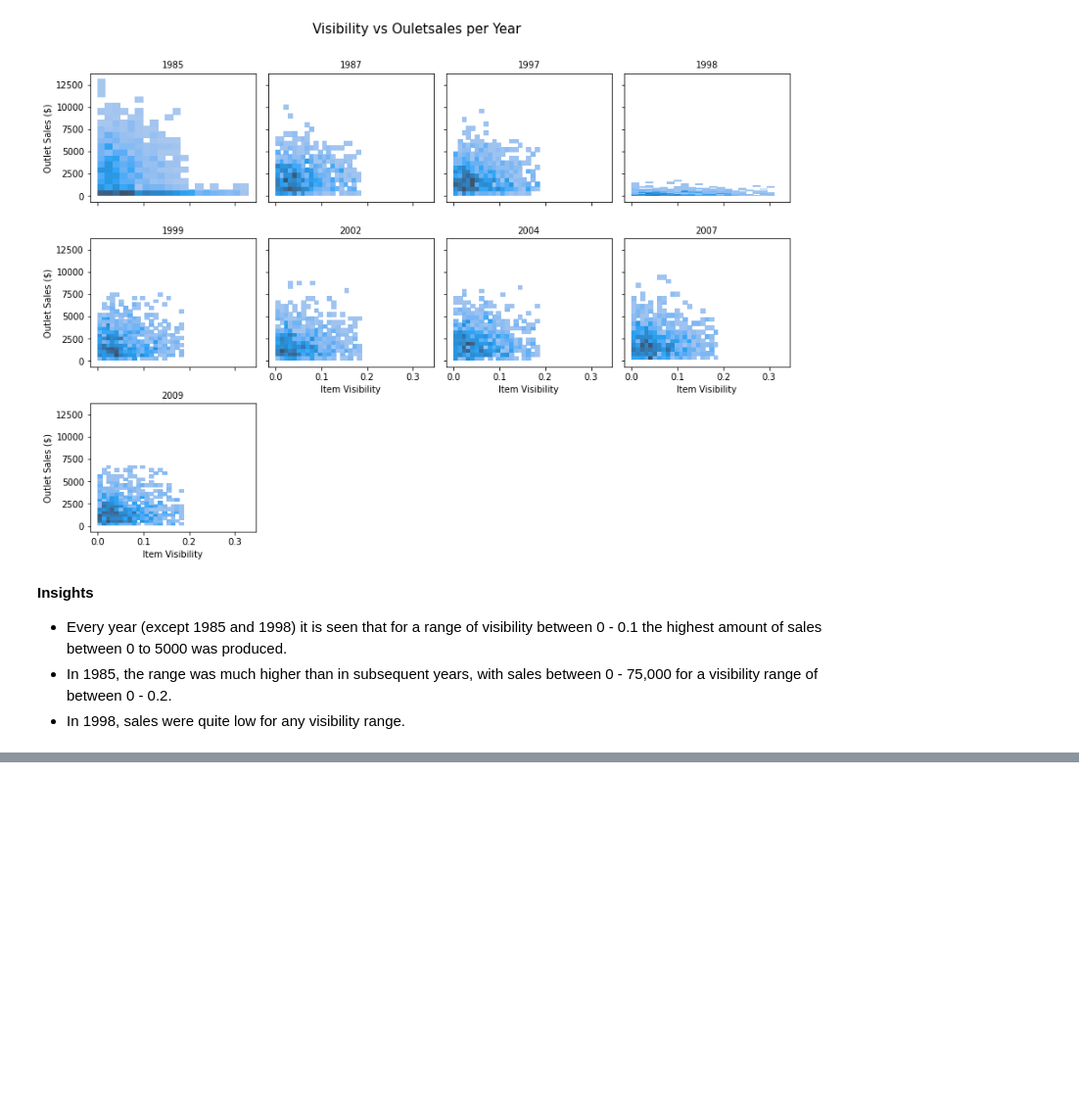
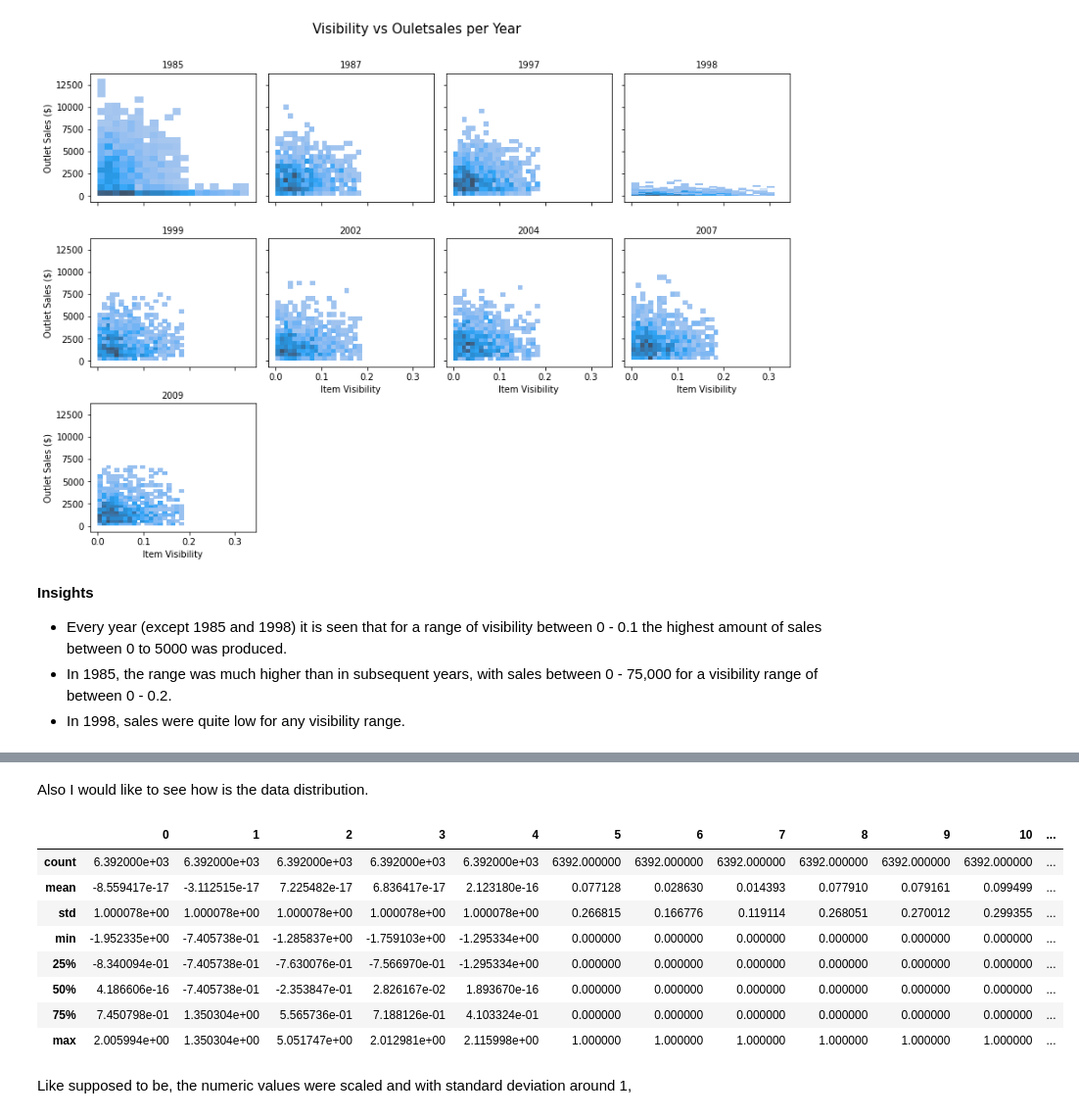
Before and after one commit to diazid/sales-predictions, a Jupyter notebook: sales_prediction.ipynb, the cells around one changed output, grey strips where cells are left out. Shown at 98% size. Drawn from its saved outputs; the diff is of its cells as text; code cells hidden in the pictures; blank space fills up the shorter version.

```diff
--- a/sales_prediction.ipynb
+++ b/sales_prediction.ipynb
@@ -691,0 +797,9 @@ plt.show()
+# %%
+## INSTANTIATE COLUMNTRANSFORMER
+### Tuples for Column Transformer
+number_tuple = (numeric_pipe, num_selector)
+category_tuple = (categorical_pipe, cat_selector)
+
+# ColumnTransformer
+preprocessor = make_column_transformer(number_tuple, category_tuple, remainder = 'passthrough')
+preprocessor
@@ -691,0 +823,3 @@ plt.show()
+# %%
+## FIT ON TRAIN DATA
+preprocessor.fit(X_train)
@@ -691,0 +841,4 @@ plt.show()
+# %%
+## TRANSFORM TRAIN AND TEST DATA
+X_train_processed = preprocessor.transform(X_train)
+X_test_processed = preprocessor.transform(X_test)
@@ -691,0 +885,3 @@ plt.show()
+# %%
+result_df = pd.DataFrame(X_train_processed)
+result_df.head()
@@ -691,0 +895,16 @@ plt.show()
+# %% [markdown]
+Also I would like to see how is the data distribution.
+# %%
+result_df.describe()
+# %% [output]
+|  | 0 | 1 | 2 | 3 | 4 | 5 | 6 | 7 | 8 | 9 | 10 | ... |
+| count | 6.392000e+03 | 6.392000e+03 | 6.392000e+03 | 6.392000e+03 | 6.392000e+03 | 6392.000000 | 6392.000000 | 6392.000000 | 6392.000000 | 6392.000000 | 6392.000000 | ... |
+| mean | -8.559417e-17 | -3.112515e-17 | 7.225482e-17 | 6.836417e-17 | 2.123180e-16 | 0.077128 | 0.028630 | 0.014393 | 0.077910 | 0.079161 | 0.099499 | ... |
+| std | 1.000078e+00 | 1.000078e+00 | 1.000078e+00 | 1.000078e+00 | 1.000078e+00 | 0.266815 | 0.166776 | 0.119114 | 0.268051 | 0.270012 | 0.299355 | ... |
+| min | -1.952335e+00 | -7.405738e-01 | -1.285837e+00 | -1.759103e+00 | -1.295334e+00 | 0.000000 | 0.000000 | 0.000000 | 0.000000 | 0.000000 | 0.000000 | ... |
+| 25% | -8.340094e-01 | -7.405738e-01 | -7.630076e-01 | -7.566970e-01 | -1.295334e+00 | 0.000000 | 0.000000 | 0.000000 | 0.000000 | 0.000000 | 0.000000 | ... |
+| 50% | 4.186606e-16 | -7.405738e-01 | -2.353847e-01 | 2.826167e-02 | 1.893670e-16 | 0.000000 | 0.000000 | 0.000000 | 0.000000 | 0.000000 | 0.000000 | ... |
+| 75% | 7.450798e-01 | 1.350304e+00 | 5.565736e-01 | 7.188126e-01 | 4.103324e-01 | 0.000000 | 0.000000 | 0.000000 | 0.000000 | 0.000000 | 0.000000 | ... |
+| max | 2.005994e+00 | 1.350304e+00 | 5.051747e+00 | 2.012981e+00 | 2.115998e+00 | 1.000000 | 1.000000 | 1.000000 | 1.000000 | 1.000000 | 1.000000 | ... |
+# %% [markdown]
+Like supposed to be, the numeric values were scaled and with standard deviation around 1,
```
Also changed, not shown: parts of 37 cells of this notebook.
